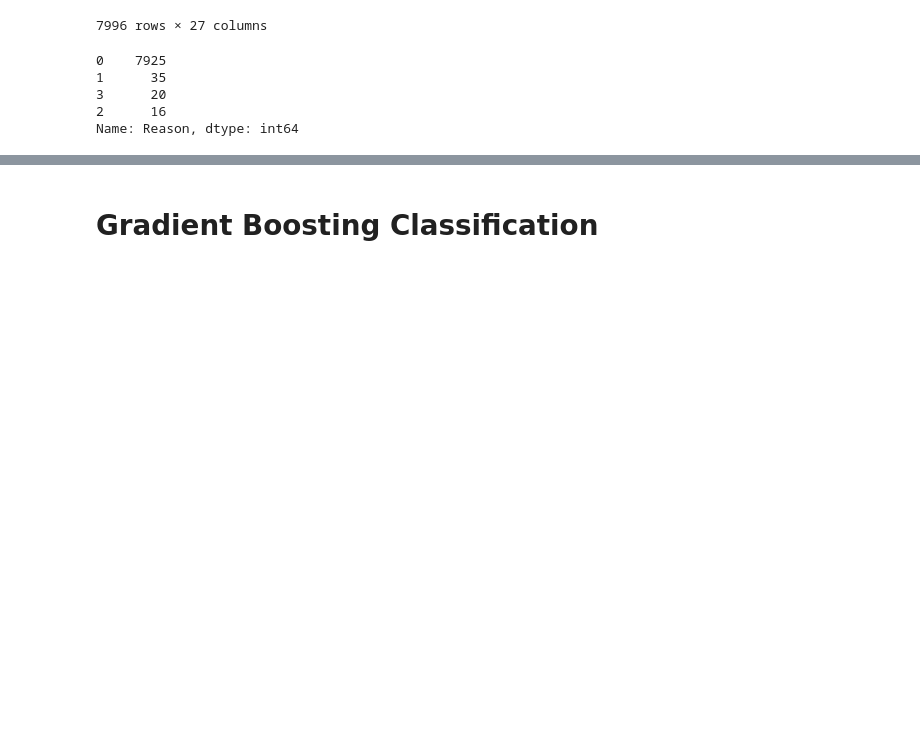
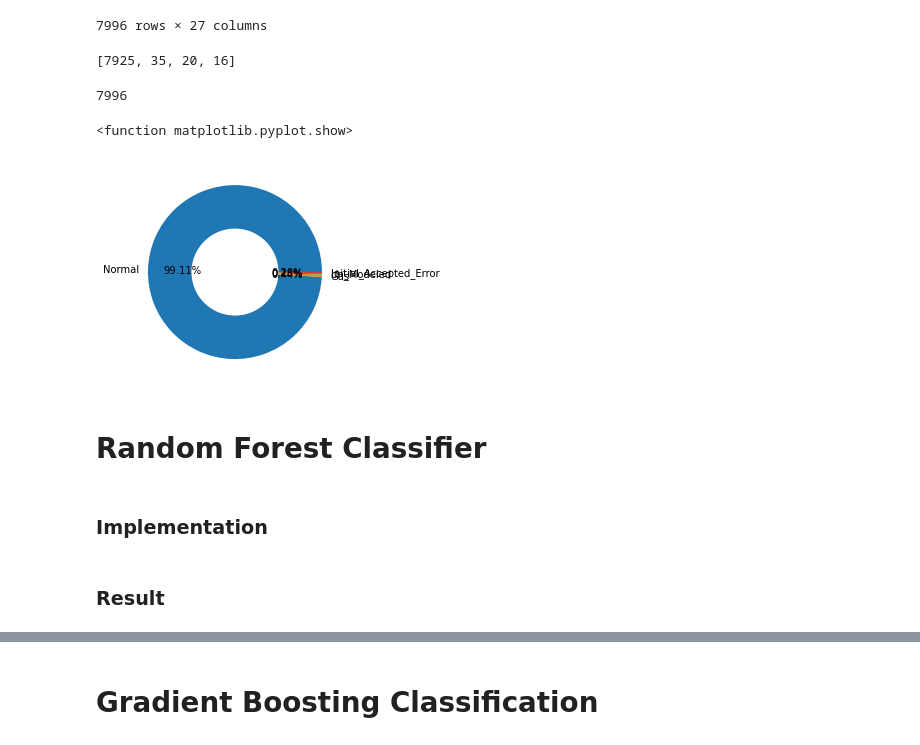
Before and after one commit to DonHK-97/Gradient-Boost-Classifier-for-Machine-Malfunction, a Jupyter notebook: 제조기기의 불량과 원인 예측 모델.ipynb, the cells around one changed output, grey strips where cells are left out. Drawn from its saved outputs; the diff is of its cells as text; code cells hidden in the pictures; blank space fills up the shorter version.

```diff
--- a/제조기기의 불량과 원인 예측 모델.ipynb
+++ b/제조기기의 불량과 원인 예측 모델.ipynb
@@ -78,13 +79,25 @@ X
 7996 rows × 27 columns
 # %%
 # 결과값의 분포 1: 가스, 2 : 미성형, 3 : 초기허용불량 코드.
-Y.value_counts()
+class_rate = Y.value_counts().values.tolist()
+class_rate
 # %% [output]
-0    7925
-1      35
-3      20
-2      16
-Name: Reason, dtype: int64
+[7925, 35, 20, 16]
+# %%
+total = sum(class_rate)
+total
+# %% [output]
+7996
+# %%
+plt.pie(class_rate, labels= ['Normal', 'Gas', 'Un_Modeled', 'Initial_Accepted_Error'], autopct= '%.2f%%', wedgeprops= {'width': 0.5, 'linewidth': 5})
+plt.show
+# %% [output]
+<function matplotlib.pyplot.show>
+[figure, added]
 # %%
 # 훈련 셋 6 : 검증 셋 4 의 비율로 분할
 x_train, x_valid, y_train, y_valid, scaler = Split_n_Scale(X.values, Y.values, valid_size = 0.4)
+# %% [markdown]
+# Random Forest Classifier
+# %% [markdown]
+### Implementation
@@ -90,0 +107,2 @@ x_train, x_valid, y_train, y_valid, scaler = Split_n_Scale(X.values, Y.values, v
+# %% [markdown]
+### Result
```
Also changed, not shown: parts of 17 cells of this notebook, 4 other files.
